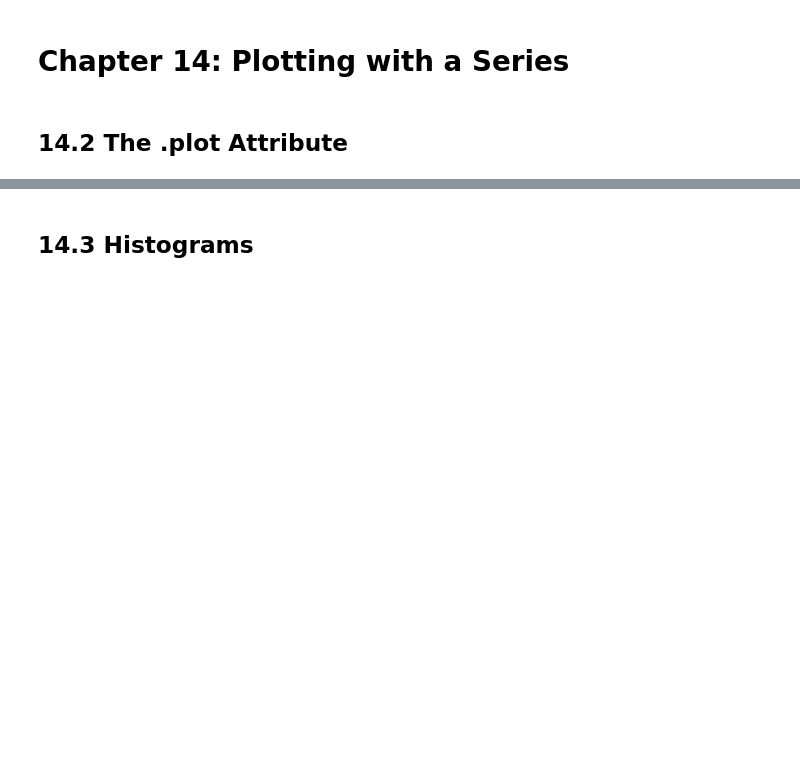
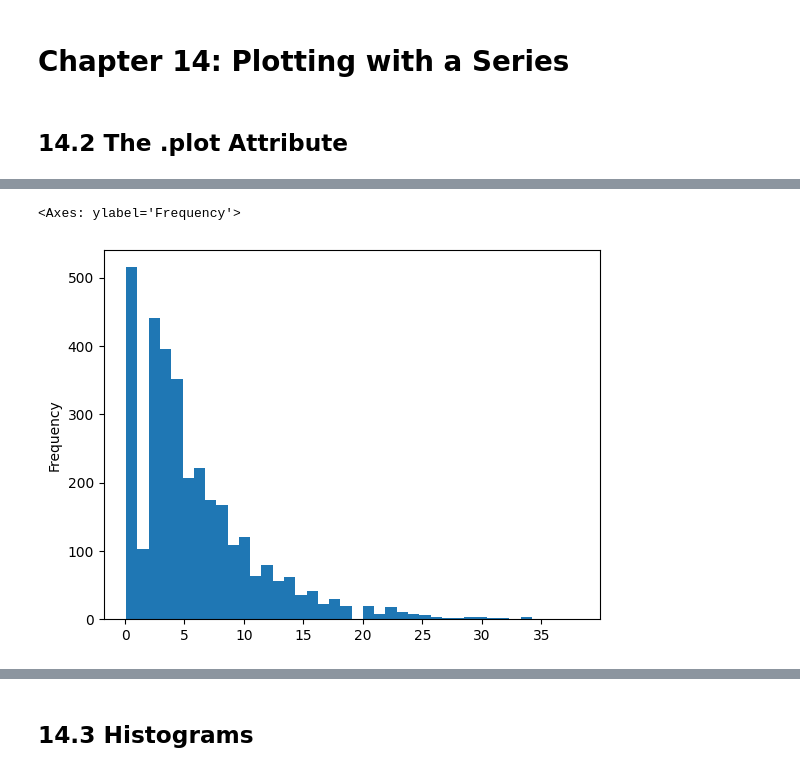
Before and after one commit to stevechengnyc/effective-pandas, a Jupyter notebook: 14-plotting-with-a-series.ipynb, the cells around one changed output, grey strips where cells are left out. Cells and saved outputs as stored; diff of their text form; code cells hidden in the pictures; blank space fills up the shorter version.

```diff
--- a/14-plotting-with-a-series.ipynb
+++ b/14-plotting-with-a-series.ipynb
@@ -38,0 +86,5 @@ Name: SNOW, Length: 14160, dtype: float64
+# %%
+snow[snow>0].plot.hist(bins=40)
+# %% [output]
+<Axes: ylabel='Frequency'>
+[figure, added]
```
Also changed, not shown: parts of 23 cells of this notebook.
